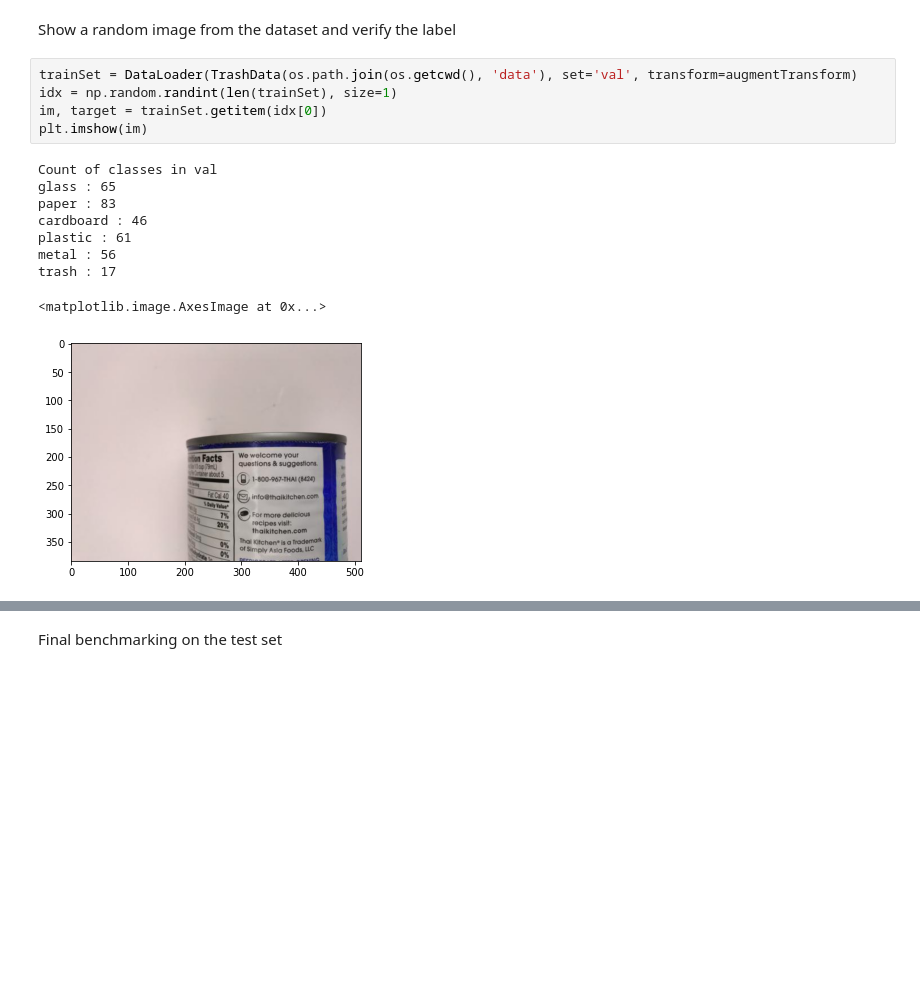
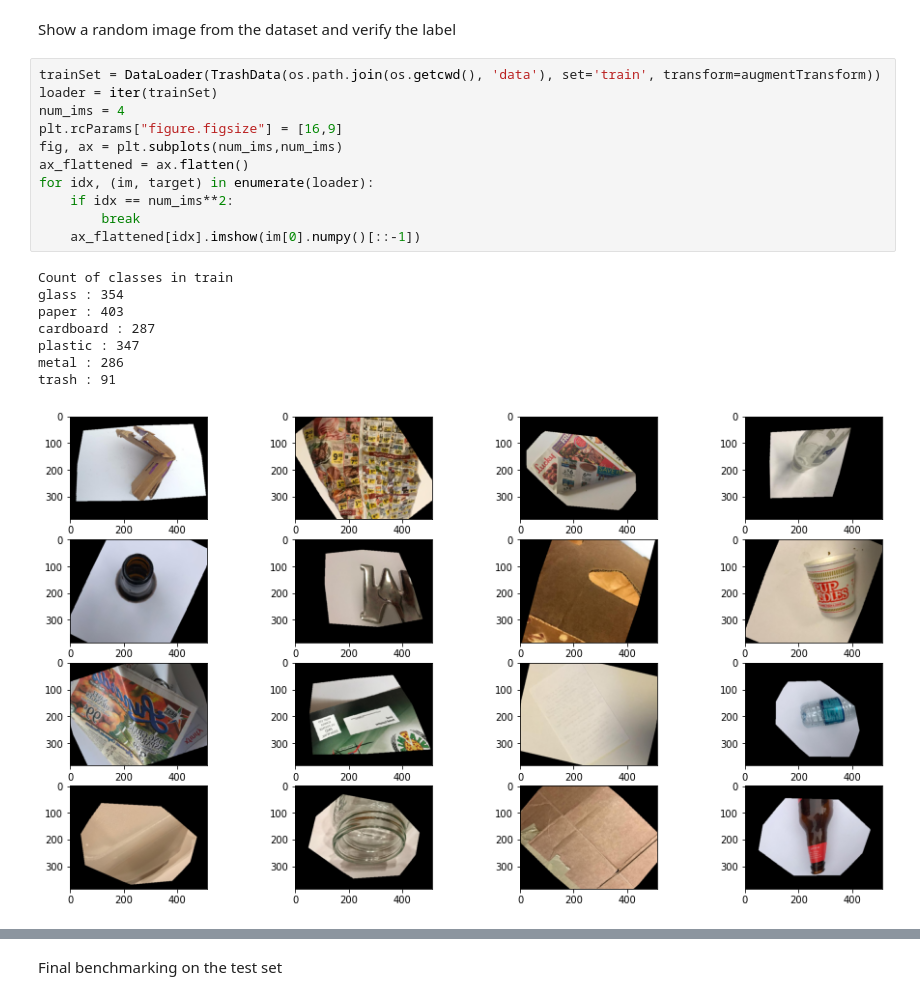
Before and after one commit to burhanmudassar/recycle-plant, a Jupyter notebook: main.ipynb, the cells around one changed output, grey strips where cells are left out. Drawn from its saved outputs; the diff is of its cells as text; blank space fills up the shorter version.

```diff
--- a/main.ipynb
+++ b/main.ipynb
@@ -20,21 +17,26 @@ import seaborn as sns
 %matplotlib inline
 # %% [markdown]
 Show a random image from the dataset and verify the label
-# %%
-trainSet = DataLoader(TrashData(os.path.join(os.getcwd(), 'data'), set='val', transform=augmentTransform)
-idx = np.random.randint(len(trainSet), size=1)
-im, target = trainSet.getitem(idx[0])
-plt.imshow(im)
-# %% [output]
-Count of classes in val
-glass : 65
-paper : 83
-cardboard : 46
-plastic : 61
-metal : 56
-trash : 17
-<matplotlib.image.AxesImage at 0x...>
-[figure, removed]
+# %%
+trainSet = DataLoader(TrashData(os.path.join(os.getcwd(), 'data'), set='train', transform=augmentTransform))
+loader = iter(trainSet)
+num_ims = 4
+plt.rcParams["figure.figsize"] = [16,9]
+fig, ax = plt.subplots(num_ims,num_ims)
+ax_flattened = ax.flatten()
+for idx, (im, target) in enumerate(loader):
+    if idx == num_ims**2:
+        break
+    ax_flattened[idx].imshow(im[0].numpy()[::-1])
+# %% [output]
+Count of classes in train
+glass : 354
+paper : 403
+cardboard : 287
+plastic : 347
+metal : 286
+trash : 91
+[figure, added]
 # %%
 wandb_logger = WandbLogger(project='recycle-plant')
 solver = Solver(pretrained=True, num_classes=6)
```
Also changed, not shown: parts of 5 cells of this notebook, 3 other files.
